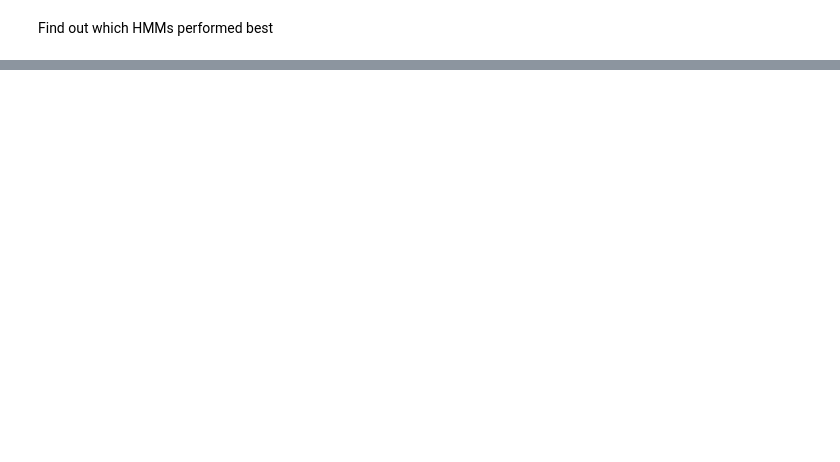
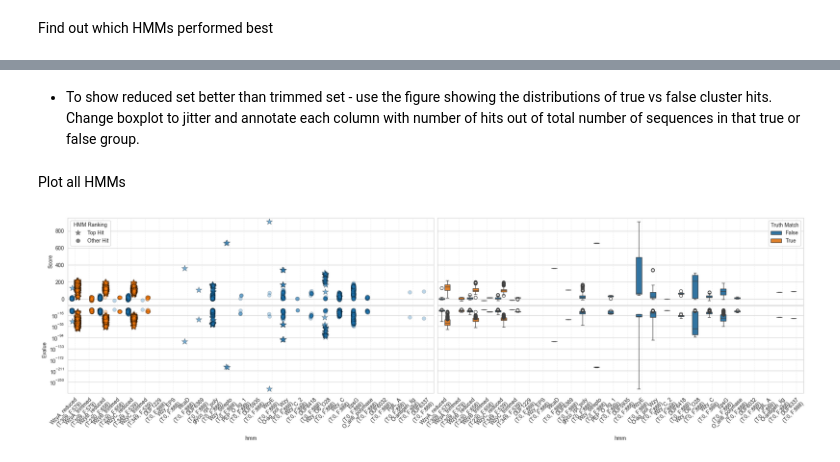
Before and after one commit to tomdstanton/Wzy_Analysis, a Jupyter notebook: notebooks/hmm_construction.ipynb, the cells around one changed output, grey strips where cells are left out. Cells and saved outputs as stored; diff of their text form; code cells hidden in the pictures; blank space fills up the shorter version.

```diff
--- a/notebooks/hmm_construction.ipynb
+++ b/notebooks/hmm_construction.ipynb
@@ -6,10 +6,7 @@
 ### Define file paths
 # %%
 from pathlib import Path
-
-from matplotlib.pyplot import annotate
-
-parent_path = Path('/Users/tsta0015/Programming/Wzy_Analysis')
+parent_path = Path('../')
 jk_path = parent_path / 'from_JK'
 jk_hmms = jk_path / 'HMM'
 hmm_path = parent_path / 'hmms'
@@ -377,0 +185,59 @@ Name: count, dtype: int64
+# %% [markdown]
+- To show reduced set better than trimmed set - use the figure showing the distributions of true vs false cluster hits. Change boxplot to jitter and annotate each column with number of  hits out of total number of sequences in that true or false group.
+# %%
+truth_long = (truth_results
+.query('truth.str.contains("Wzy") and best_hmm != "No hit"')
+.melt(id_vars=['hmm', 'truth_match', 'best_hmm'],
+      value_vars=['evalue', 'score'],
+      var_name='Metric', value_name='Value')
+)
+# %% [markdown]
+Plot all HMMs
+# %%
+import seaborn as sns, matplotlib.pyplot as plt
+fig, axes = plt.subplots(2, 2, figsize=(25, 6), sharex=True, sharey=False)
+final_xtick_labels = []
+for row_idx, metric in enumerate(('score', 'evalue')):
+    _tmp = truth_long[truth_long.Metric == metric]
+    ax_strip, ax_box = axes[row_idx]
+    sns.boxplot(data=_tmp, x='hmm', y='Value', hue='truth_match', dodge=True, ax=ax_box)
+    sns.stripplot(data=_tmp[_tmp.Best==True], x='hmm', y='Value', hue='truth_match',
+                  alpha=0.6, jitter=True, edgecolor='black', linewidth=0.5,
+                  dodge=True, ax=ax_strip, legend=False, marker='*', s=12, label='Top Hit')
+    sns.stripplot(data=_tmp[_tmp.Best==False], x='hmm', y='Value', hue='truth_match',
+                  alpha=0.3, jitter=True, edgecolor='black', linewidth=0.5,
+                  dodge=True, ax=ax_strip, legend=False, marker='o', s=7, label='Other Hit')
+    counts = pd.crosstab(_tmp.hmm, _tmp.truth_match)
+    current_labels = [t.get_text() for t in ax_strip.get_xticklabels()]
+    new_labels = [
+        f"{l}\n(T:{counts.loc[l, True] if True in counts.columns else 0}, "
+        f"F:{counts.loc[l, False] if False in counts.columns else 0})"
+        for l in current_labels
+    ]
+    if row_idx == 1: final_xtick_labels = new_labels
+    # 4. Y-axis and Legend Cleanup
+    ax_strip.set_ylabel(metric.capitalize())
+    ax_box.set_ylabel('')
+    ax_box.tick_params(axis='y', labelleft=False, left=False)
+    # Place marker legend on the top-left strip plot only
+    if row_idx == 0:
+        # We create proxy artists for the markers to ensure the legend looks clean
+        from matplotlib.lines import Line2D
+        marker_proxies = [
+            Line2D([0], [0], color='gray', marker='*', linestyle='None', markersize=10, label='Top Hit'),
+            Line2D([0], [0], color='gray', marker='o', linestyle='None', markersize=7, label='Other Hit')
+        ]
+        ax_strip.legend(handles=marker_proxies, title="HMM Ranking", loc='upper left')
+        ax_box.legend(title="Truth Match", loc='upper right')
+    else:
+        ax_strip.get_legend().remove() if ax_strip.get_legend() else None
+        ax_box.get_legend().remove() if ax_box.get_legend() else None
+    # 5. Scaling and Grids
+    for ax in (ax_strip, ax_box):
+        ax.xaxis.grid(True, alpha=0.3, linestyle='--')
+        if metric == 'evalue': ax.set_yscale('log')
+        if row_idx == 1:
+            ax.set_xticklabels(final_xtick_labels, rotation=45, ha='right', rotation_mode='anchor')
+plt.subplots_adjust(wspace=0.01, hspace=0.01)
+# %% [output]
+[figure, added]
```
Also changed, not shown: parts of 48 cells of this notebook, 16 other files.
